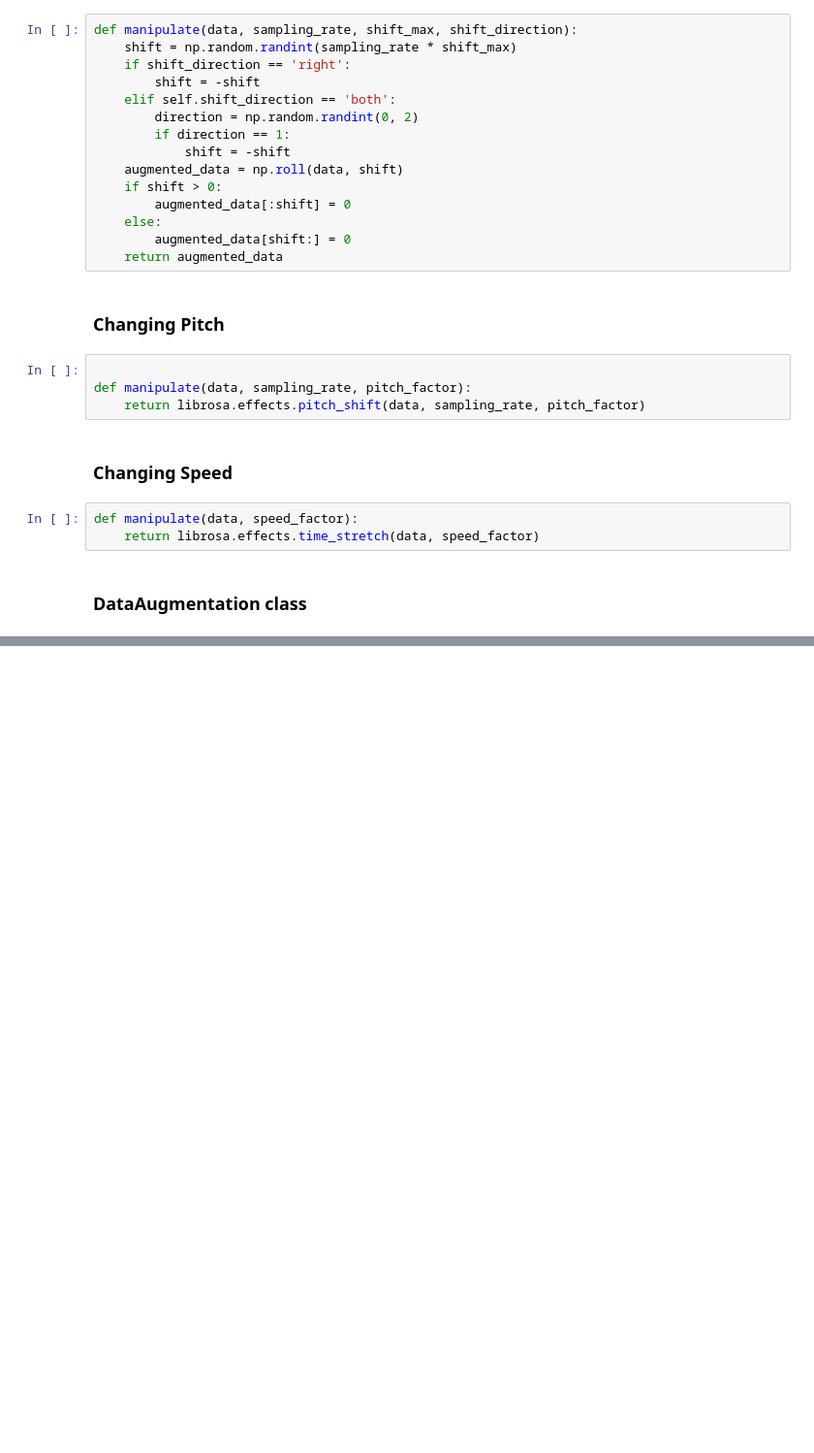
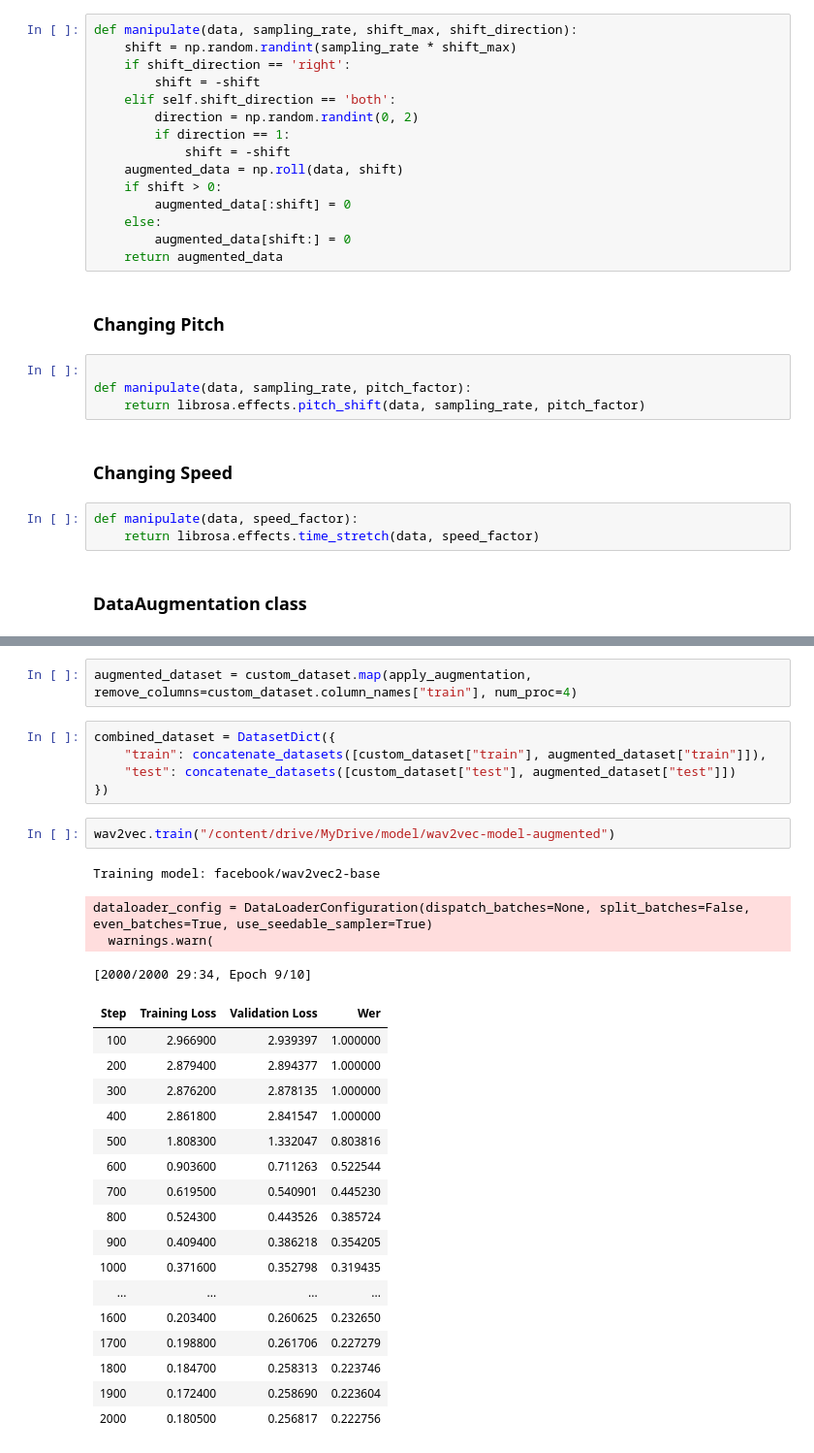
Before and after one commit to karank85/speech-recognition, a Jupyter notebook: Project2_DL_Speech_Recognition.ipynb, the cells around one changed output, grey strips where cells are left out. Shown at 97% size. Saved outputs shown, nothing was run; the diff lists cells and outputs as text; blank space fills up the shorter version.

```diff
--- a/Project2_DL_Speech_Recognition.ipynb
+++ b/Project2_DL_Speech_Recognition.ipynb
@@ -702,0 +729,31 @@ class DataAugmentation:
+# %%
+augmented_dataset = custom_dataset.map(apply_augmentation, remove_columns=custom_dataset.column_names["train"], num_proc=4)
+# %%
+combined_dataset = DatasetDict({
+    "train": concatenate_datasets([custom_dataset["train"], augmented_dataset["train"]]),
+    "test": concatenate_datasets([custom_dataset["test"], augmented_dataset["test"]])
+})
+# %%
+wav2vec.train("/content/drive/MyDrive/model/wav2vec-model-augmented")
+# %% [output]
+Training model: facebook/wav2vec2-base
+dataloader_config = DataLoaderConfiguration(dispatch_batches=None, split_batches=False, even_batches=True, use_seedable_sampler=True)
+  warnings.warn(
+[2000/2000 29:34, Epoch 9/10]
+| Step | Training Loss | Validation Loss | Wer |
+| 100 | 2.966900 | 2.939397 | 1.000000 |
+| 200 | 2.879400 | 2.894377 | 1.000000 |
+| 300 | 2.876200 | 2.878135 | 1.000000 |
+| 400 | 2.861800 | 2.841547 | 1.000000 |
+| 500 | 1.808300 | 1.332047 | 0.803816 |
+| 600 | 0.903600 | 0.711263 | 0.522544 |
+| 700 | 0.619500 | 0.540901 | 0.445230 |
+| 800 | 0.524300 | 0.443526 | 0.385724 |
+| 900 | 0.409400 | 0.386218 | 0.354205 |
+| 1000 | 0.371600 | 0.352798 | 0.319435 |
+| ... | ... | ... | ... |
+| 1600 | 0.203400 | 0.260625 | 0.232650 |
+| 1700 | 0.198800 | 0.261706 | 0.227279 |
+| 1800 | 0.184700 | 0.258313 | 0.223746 |
+| 1900 | 0.172400 | 0.258690 | 0.223604 |
+| 2000 | 0.180500 | 0.256817 | 0.222756 |
```
Also changed, not shown: parts of 23 cells of this notebook.
